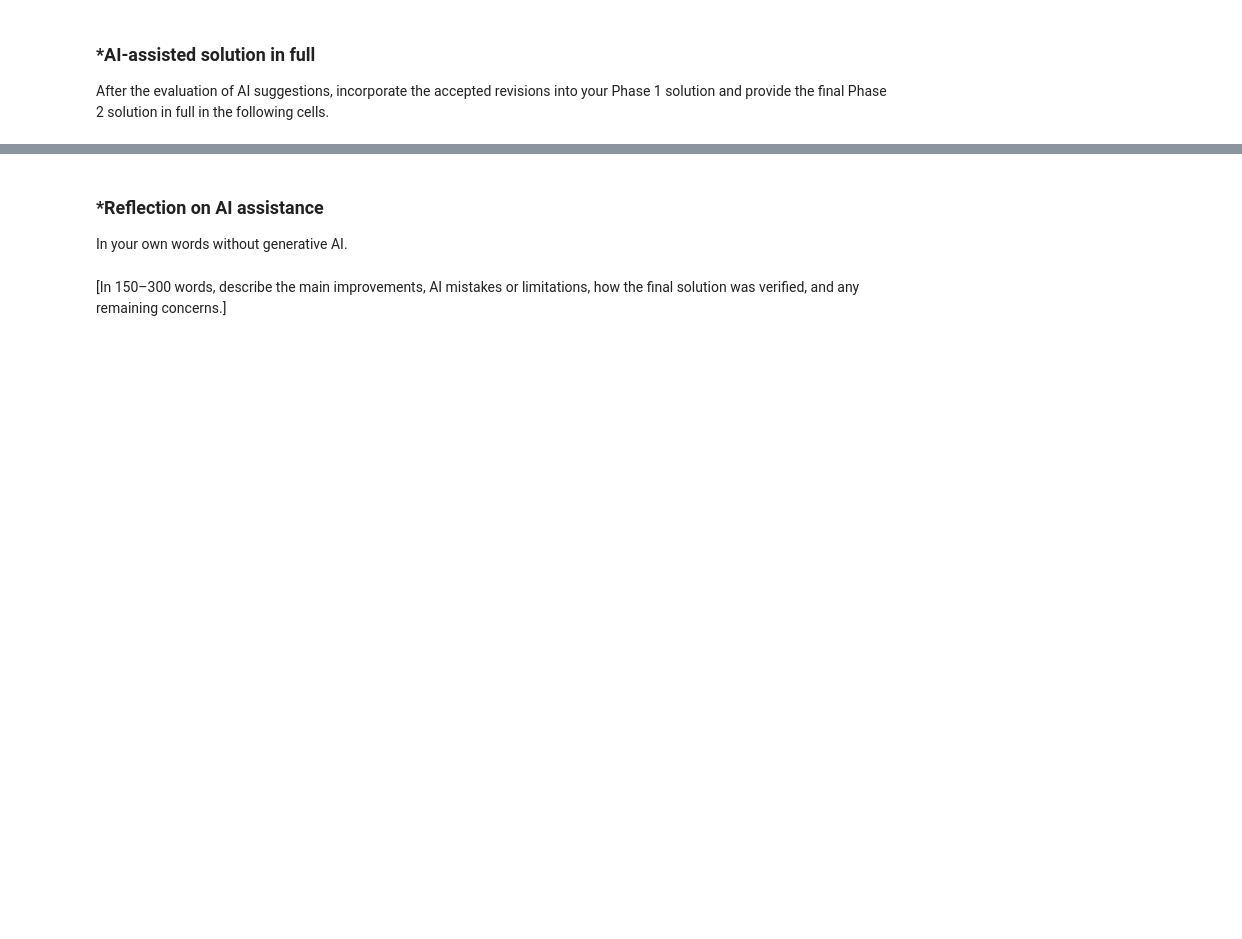
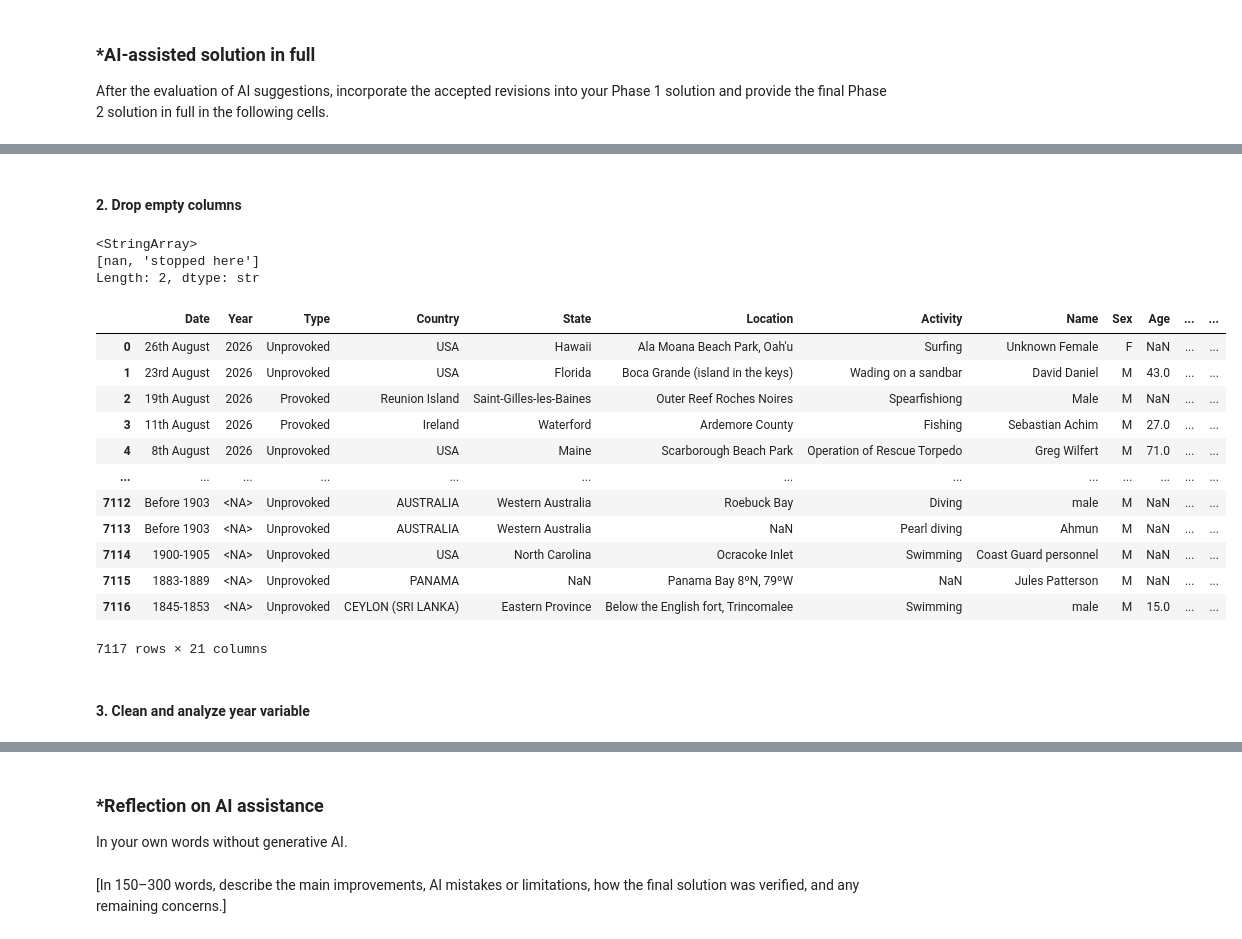
Before and after one commit to paytongergen/A01-data-wrangling, a Jupyter notebook: notebook.ipynb, the cells around one changed output, grey strips where cells are left out. Drawn from its saved outputs; the diff is of its cells as text; code cells hidden in the pictures; blank space fills up the shorter version.

```diff
--- a/notebook.ipynb
+++ b/notebook.ipynb
@@ -364,0 +464,3 @@ After the evaluation of AI suggestions, incorporate the accepted revisions into
+# %%
+shark = pd.read_excel("data/GSAF5.xls")
+shark.head()
@@ -364,0 +475,26 @@ After the evaluation of AI suggestions, incorporate the accepted revisions into
+# %% [markdown]
+#### 2. Drop empty columns
+# %%
+shark["Unnamed: 21"].unique()
+# %% [output]
+<StringArray>
+[nan, 'stopped here']
+Length: 2, dtype: str
+# %%
+shark = shark.dropna(axis=1, how='all')
+# %% [output]
+|  | Date | Year | Type | Country | State | Location | Activity | Name | Sex | Age | ... | ... |
+| 0 | 26th August | 2026 | Unprovoked | USA | Hawaii | Ala Moana Beach Park, Oah'u | Surfing | Unknown Female | F | NaN | ... | ... |
+| 1 | 23rd August | 2026 | Unprovoked | USA | Florida | Boca Grande (island in the keys) | Wading on a sandbar | David Daniel | M | 43.0 | ... | ... |
+| 2 | 19th August | 2026 | Provoked | Reunion Island | Saint-Gilles-les-Baines | Outer Reef Roches Noires | Spearfishiong | Male | M | NaN | ... | ... |
+| 3 | 11th August | 2026 | Provoked | Ireland | Waterford | Ardemore County | Fishing | Sebastian Achim | M | 27.0 | ... | ... |
+| 4 | 8th August | 2026 | Unprovoked | USA | Maine | Scarborough Beach Park | Operation of Rescue Torpedo | Greg Wilfert | M | 71.0 | ... | ... |
+| ... | ... | ... | ... | ... | ... | ... | ... | ... | ... | ... | ... | ... |
+| 7112 | Before 1903 | <NA> | Unprovoked | AUSTRALIA | Western Australia | Roebuck Bay | Diving | male | M | NaN | ... | ... |
+| 7113 | Before 1903 | <NA> | Unprovoked | AUSTRALIA | Western Australia | NaN | Pearl diving | Ahmun | M | NaN | ... | ... |
+| 7114 | 1900-1905 | <NA> | Unprovoked | USA | North Carolina | Ocracoke Inlet | Swimming | Coast Guard personnel | M | NaN | ... | ... |
+| 7115 | 1883-1889 | <NA> | Unprovoked | PANAMA | NaN | Panama Bay 8ºN, 79ºW | NaN | Jules Patterson | M | NaN | ... | ... |
+| 7116 | 1845-1853 | <NA> | Unprovoked | CEYLON (SRI LANKA) | Eastern Province | Below the English fort, Trincomalee | Swimming | male | M | 15.0 | ... | ... |
+7117 rows × 21 columns
+# %% [markdown]
+#### 3. Clean and analyze year variable
```
Also changed, not shown: parts of 47 cells of this notebook.
